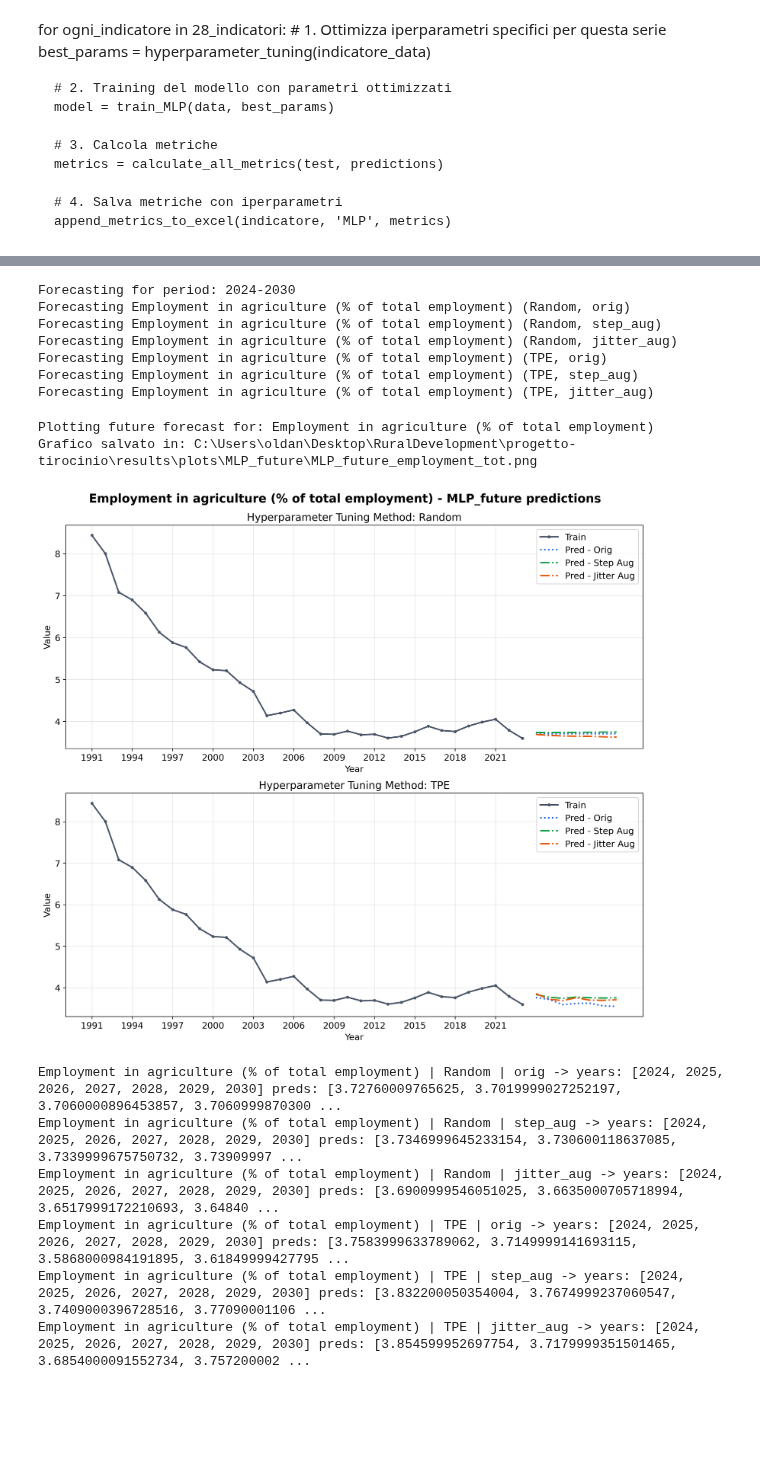
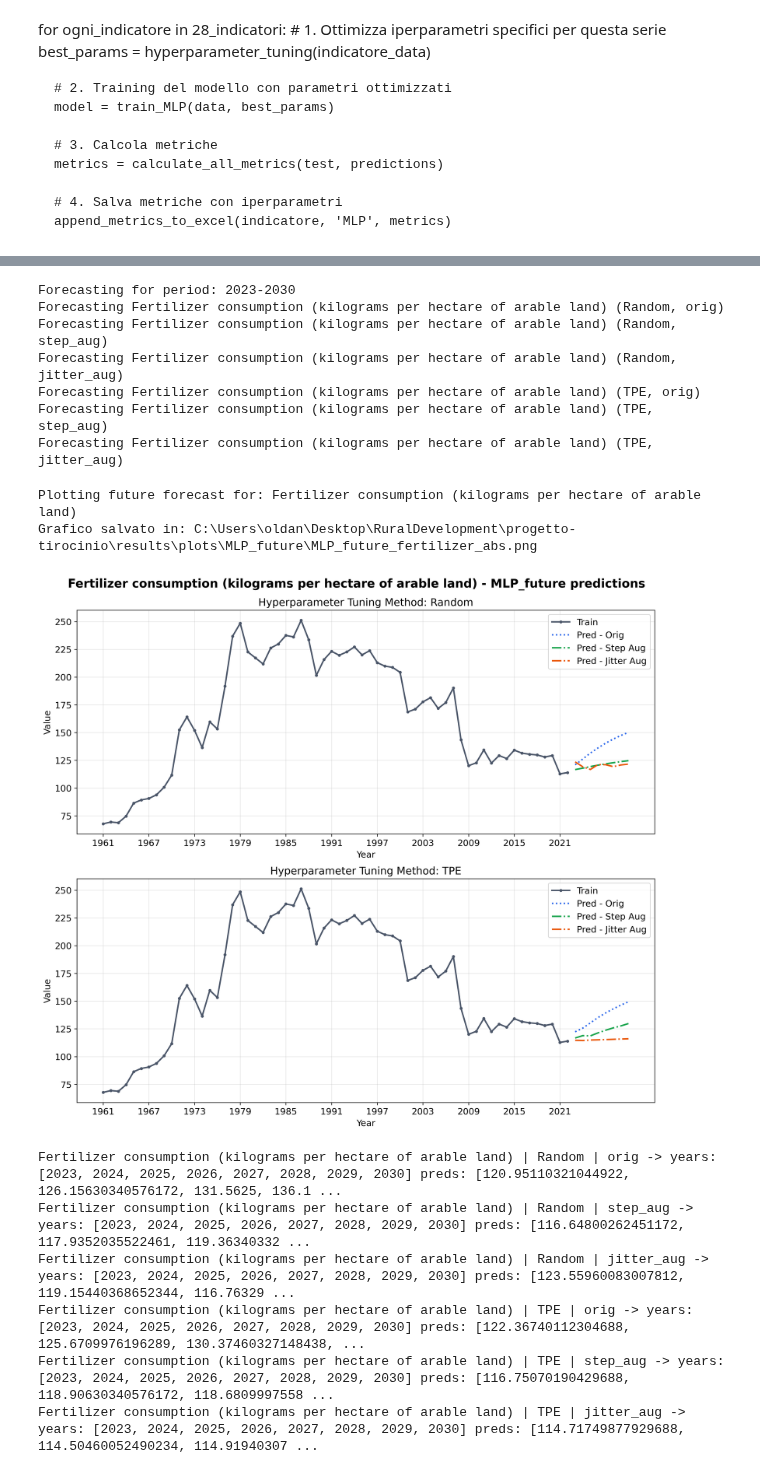
Before and after one commit to ginevraoldani/timeseries-forecasting-on-rural-development, a Jupyter notebook: notebooks/09_2_hyperparam_tuning_MLP.ipynb, the cells around one changed output, grey strips where cells are left out. Saved outputs shown, nothing was run; the diff lists cells and outputs as text; code cells hidden in the pictures; blank space fills up the shorter version.

```diff
--- a/notebooks/09_2_hyperparam_tuning_MLP.ipynb
+++ b/notebooks/09_2_hyperparam_tuning_MLP.ipynb
@@ -27,8 +31,8 @@ from optuna.samplers import TPESampler, RandomSampler
 # %%
 # INDICATORS = [i for i in df.columns if i != 'Year']
 # per ora lo faccio solo su sti tre per capire se funziona
-INDICATORS = ['Employment in agriculture (% of total employment)']
-
+INDICATORS = ['Fertilizer consumption (kilograms per hectare of arable land)']
+# 'Employment in agriculture (% of total employment)'
 # 'Agricultural raw materials imports (% of merchandise imports)',
 # 'Cereal yield (kg per hectare)'
 # 'Fertilizer consumption (% of fertilizer production)',
@@ -423,7 +427,7 @@ for indicator in INDICATORS:
         continue
 
     print(f"\nPlotting predictions for: {indicator}")
-    visual.plot_nn_predictions(
+    visual.plot_nn_preds(
         indicator,
         predictions_dict,
         train_orig,
@@ -467,5 +473,5 @@ for ogni_indicatore in 28_indicatori:
 # %%
-future_predictions_dict = {}
+future_predictions_dict1 = {}
 
 for indicator in INDICATORS:
     LAST_DATA_YEAR = int(orig_aug_subsets[indicator]['full_orig']['Year'].iloc[-1])
@@ -473,8 +479,8 @@ for indicator in INDICATORS:
     future_years = np.arange(LAST_DATA_YEAR + 1, TARGET_YEAR + 1)
     STEPS_AHEAD = len(future_years)
 
-    if indicator not in future_predictions_dict:
-        future_predictions_dict[indicator] = {}
+    if indicator not in future_predictions_dict1:
+        future_predictions_dict1[indicator] = {}
 
     print(f"Forecasting for period: {future_years[0]}-{future_years[-1]}")
     for entry in tuning_results:
@@ -486,8 +492,8 @@ for indicator in INDICATORS:
         params = entry['best_params']
         sampler = entry['sampler']
 
-        if sampler not in future_predictions_dict[indicator]:
-            future_predictions_dict[indicator][sampler] = {}
+        if sampler not in future_predictions_dict1[indicator]:
+            future_predictions_dict1[indicator][sampler] = {}
 
         print(f"Forecasting {ind} ({sampler}, {cat})")
         train_part = scaled_orig_aug_subsets[ind][f'{cat}_train']
@@ -522,7 +528,7 @@ for indicator in INDICATORS:
         scaler_y = scalers_subsets[ind]['scaler_y']
         future_preds_real = scaler_y.inverse_transform(future_preds_scaled.reshape(-1, 1)).flatten()
 
-        future_predictions_dict[indicator][sampler][cat] = {
+        future_predictions_dict1[indicator][sampler][cat] = {
             "years": future_years,
             "y_pred": future_preds_real
         }
@@ -535,46 +541,46 @@ for indicator in INDICATORS:
         #     y_pred=future_preds_real
         # )
 # %% [output]
-Forecasting for period: 2024-2030
-Forecasting Employment in agriculture (% of total employment) (Random, orig)
-Forecasting Employment in agriculture (% of total employment) (Random, step_aug)
-Forecasting Employment in agriculture (% of total employment) (Random, jitter_aug)
-Forecasting Employment in agriculture (% of total employment) (TPE, orig)
-Forecasting Employment in agriculture (% of total employment) (TPE, step_aug)
-Forecasting Employment in agriculture (% of total employment) (TPE, jitter_aug)
+Forecasting for period: 2023-2030
+Forecasting Fertilizer consumption (kilograms per hectare of arable land) (Random, orig)
+Forecasting Fertilizer consumption (kilograms per hectare of arable land) (Random, step_aug)
+Forecasting Fertilizer consumption (kilograms per hectare of arable land) (Random, jitter_aug)
+Forecasting Fertilizer consumption (kilograms per hectare of arable land) (TPE, orig)
+Forecasting Fertilizer consumption (kilograms per hectare of arable land) (TPE, step_aug)
+Forecasting Fertilizer consumption (kilograms per hectare of arable land) (TPE, jitter_aug)
 # %%
-for indicator in future_predictions_dict:
+for indicator in future_predictions_dict1:
     try:
         train_orig = orig_aug_subsets[indicator]['orig_train']
         val_orig = orig_aug_subsets[indicator]['orig_val']
         test_orig = orig_aug_subsets[indicator]['orig_test']
     except KeyError:
         print(f"Skipping {indicator}: missing original subsets")
         continue
 
     print(f"\nPlotting future forecast for: {indicator}")
-    visual.plot_nn_predictions(
+    visual.plot_nn_preds(
         indicator,
-        future_predictions_dict,
+        future_predictions_dict1,
         train_orig,
         val_orig,
         test_orig,
         model_name="MLP_future"
     )
 
     # print corresponding future years and predictions for clarity
-    for sampler, cats in future_predictions_dict[indicator].items():
+    for sampler, cats in future_predictions_dict1[indicator].items():
         for cat, pred in cats.items():
             yrs = pred["years"]
             vals = pred["y_pred"]
             print(f"{indicator} | {sampler} | {cat} -> years: {yrs.tolist()} preds: {np.round(vals, 4).tolist()}")
 # %% [output]
-Plotting future forecast for: Employment in agriculture (% of total employment)
-Grafico salvato in: C:\Users\oldan\Desktop\RuralDevelopment\progetto-tirocinio\results\plots\MLP_future\MLP_future_employment_tot.png
+Plotting future forecast for: Fertilizer consumption (kilograms per hectare of arable land)
+Grafico salvato in: C:\Users\oldan\Desktop\RuralDevelopment\progetto-tirocinio\results\plots\MLP_future\MLP_future_fertilizer_abs.png
-[figure, old version]
+[figure, new version]
-Employment in agriculture (% of total employment) | Random | orig -> years: [2024, 2025, 2026, 2027, 2028, 2029, 2030] preds: [3.72760009765625, 3.7019999027252197, 3.7060000896453857, 3.7060999870300 ...
-Employment in agriculture (% of total employment) | Random | step_aug -> years: [2024, 2025, 2026, 2027, 2028, 2029, 2030] preds: [3.7346999645233154, 3.730600118637085, 3.7339999675750732, 3.73909997 ...
-Employment in agriculture (% of total employment) | Random | jitter_aug -> years: [2024, 2025, 2026, 2027, 2028, 2029, 2030] preds: [3.6900999546051025, 3.6635000705718994, 3.6517999172210693, 3.64840 ...
-Employment in agriculture (% of total employment) | TPE | orig -> years: [2024, 2025, 2026, 2027, 2028, 2029, 2030] preds: [3.7583999633789062, 3.7149999141693115, 3.5868000984191895, 3.61849999427795 ...
-Employment in agriculture (% of total employment) | TPE | step_aug -> years: [2024, 2025, 2026, 2027, 2028, 2029, 2030] preds: [3.832200050354004, 3.7674999237060547, 3.7409000396728516, 3.77090001106 ...
-Employment in agriculture (% of total employment) | TPE | jitter_aug -> years: [2024, 2025, 2026, 2027, 2028, 2029, 2030] preds: [3.854599952697754, 3.7179999351501465, 3.6854000091552734, 3.757200002 ...
+Fertilizer consumption (kilograms per hectare of arable land) | Random | orig -> years: [2023, 2024, 2025, 2026, 2027, 2028, 2029, 2030] preds: [120.95110321044922, 126.15630340576172, 131.5625, 136.1 ...
+Fertilizer consumption (kilograms per hectare of arable land) | Random | step_aug -> years: [2023, 2024, 2025, 2026, 2027, 2028, 2029, 2030] preds: [116.64800262451172, 117.9352035522461, 119.36340332 ...
+Fertilizer consumption (kilograms per hectare of arable land) | Random | jitter_aug -> years: [2023, 2024, 2025, 2026, 2027, 2028, 2029, 2030] preds: [123.55960083007812, 119.15440368652344, 116.76329 ...
+Fertilizer consumption (kilograms per hectare of arable land) | TPE | orig -> years: [2023, 2024, 2025, 2026, 2027, 2028, 2029, 2030] preds: [122.36740112304688, 125.6709976196289, 130.37460327148438, ...
+Fertilizer consumption (kilograms per hectare of arable land) | TPE | step_aug -> years: [2023, 2024, 2025, 2026, 2027, 2028, 2029, 2030] preds: [116.75070190429688, 118.90630340576172, 118.6809997558 ...
+Fertilizer consumption (kilograms per hectare of arable land) | TPE | jitter_aug -> years: [2023, 2024, 2025, 2026, 2027, 2028, 2029, 2030] preds: [114.71749877929688, 114.50460052490234, 114.91940307 ...
```
Also changed, not shown: parts of 13 cells of this notebook, 28 other files.
